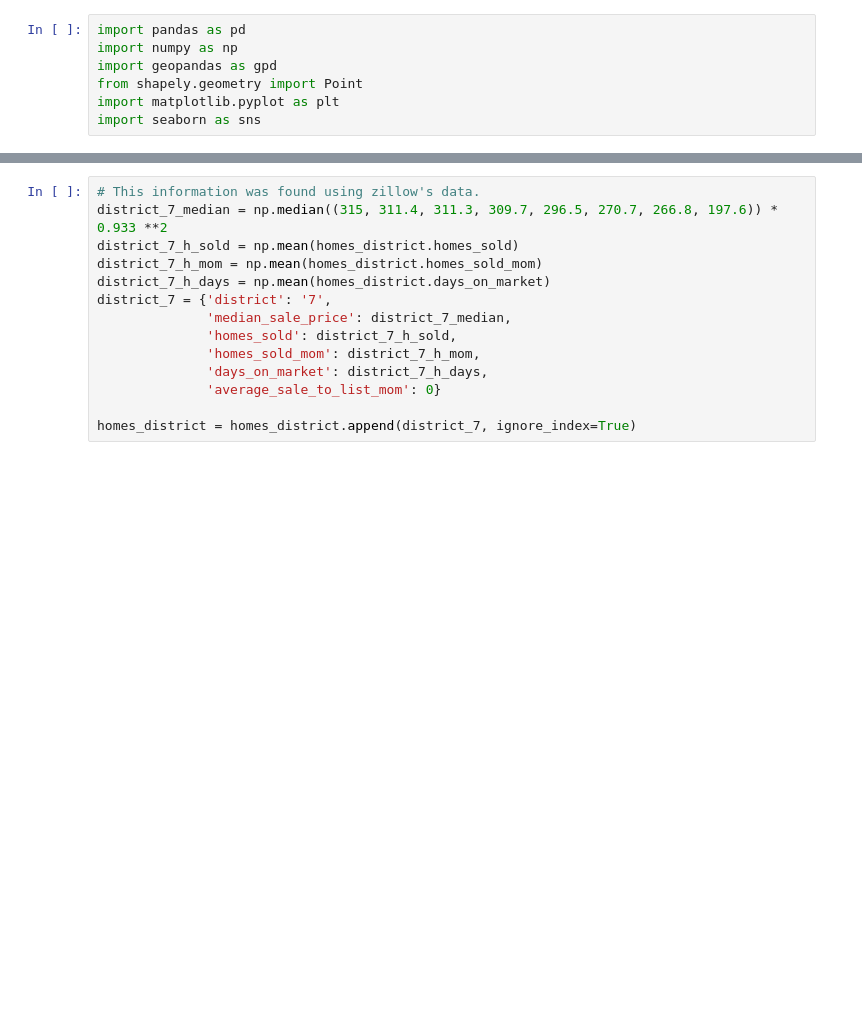
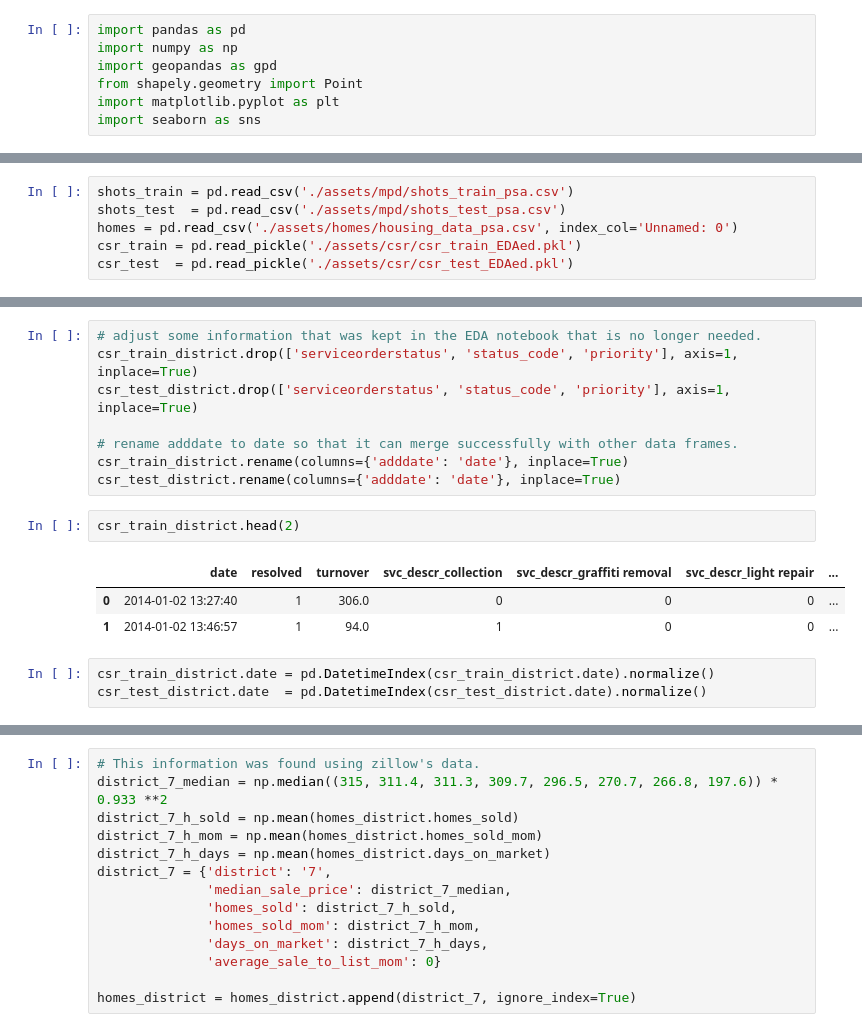
Before and after one commit to haoapple/The_Lab_DC_client_project, a Jupyter notebook: 03.Feature Engineering.ipynb, the cells around one changed output, grey strips where cells are left out. Cells and saved outputs as stored; diff of their text form; blank space fills up the shorter version.

```diff
--- a/03.Feature Engineering.ipynb
+++ b/03.Feature Engineering.ipynb
@@ -224,0 +93,6 @@ homes_district = homes_district.reset_index()
+# %%
+shots_train = pd.read_csv('./assets/mpd/shots_train_psa.csv')
+shots_test  = pd.read_csv('./assets/mpd/shots_test_psa.csv')
+homes = pd.read_csv('./assets/homes/housing_data_psa.csv', index_col='Unnamed: 0')
+csr_train = pd.read_pickle('./assets/csr/csr_train_EDAed.pkl')
+csr_test  = pd.read_pickle('./assets/csr/csr_test_EDAed.pkl')
@@ -224,0 +206,17 @@ homes_district = homes_district.reset_index()
+# %%
+# adjust some information that was kept in the EDA notebook that is no longer needed.
+csr_train_district.drop(['serviceorderstatus', 'status_code', 'priority'], axis=1, inplace=True)
+csr_test_district.drop(['serviceorderstatus', 'status_code', 'priority'], axis=1, inplace=True)
+
+# rename adddate to date so that it can merge successfully with other data frames.
+csr_train_district.rename(columns={'adddate': 'date'}, inplace=True)
+csr_test_district.rename(columns={'adddate': 'date'}, inplace=True)
+# %%
+csr_train_district.head(2)
+# %% [output]
+|  | date | resolved | turnover | svc_descr_collection | svc_descr_graffiti removal | svc_descr_light repair | ... |
+| 0 | 2014-01-02 13:27:40 | 1 | 306.0 | 0 | 0 | 0 | ... |
+| 1 | 2014-01-02 13:46:57 | 1 | 94.0 | 1 | 0 | 0 | ... |
+# %%
+csr_train_district.date = pd.DatetimeIndex(csr_train_district.date).normalize()
+csr_test_district.date  = pd.DatetimeIndex(csr_test_district.date).normalize()
```
Also changed, not shown: parts of 75 cells of this notebook, 5 other files.
